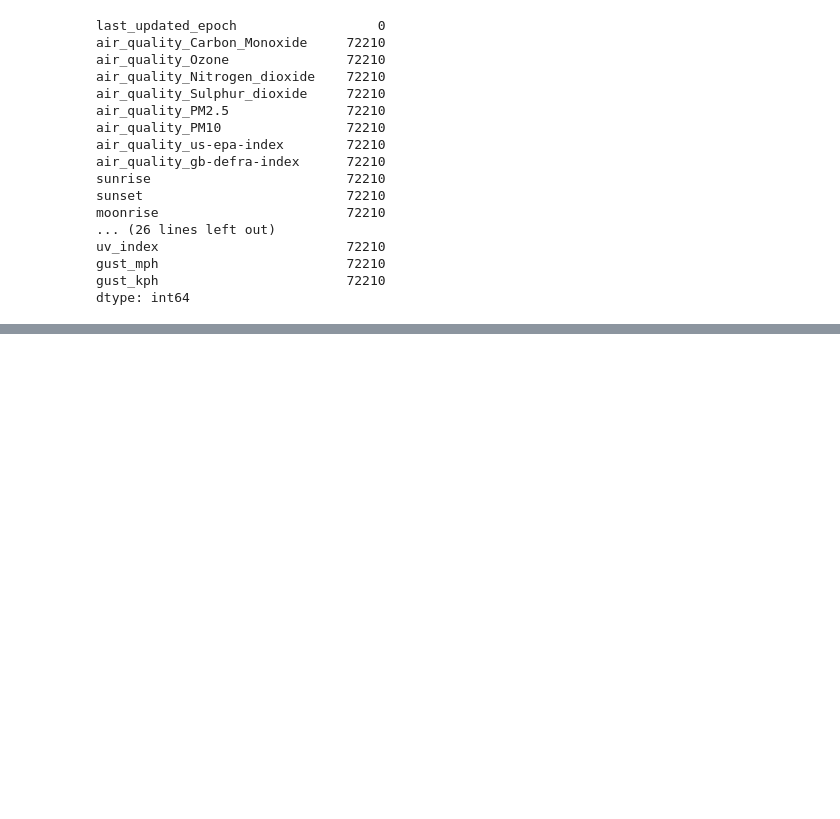
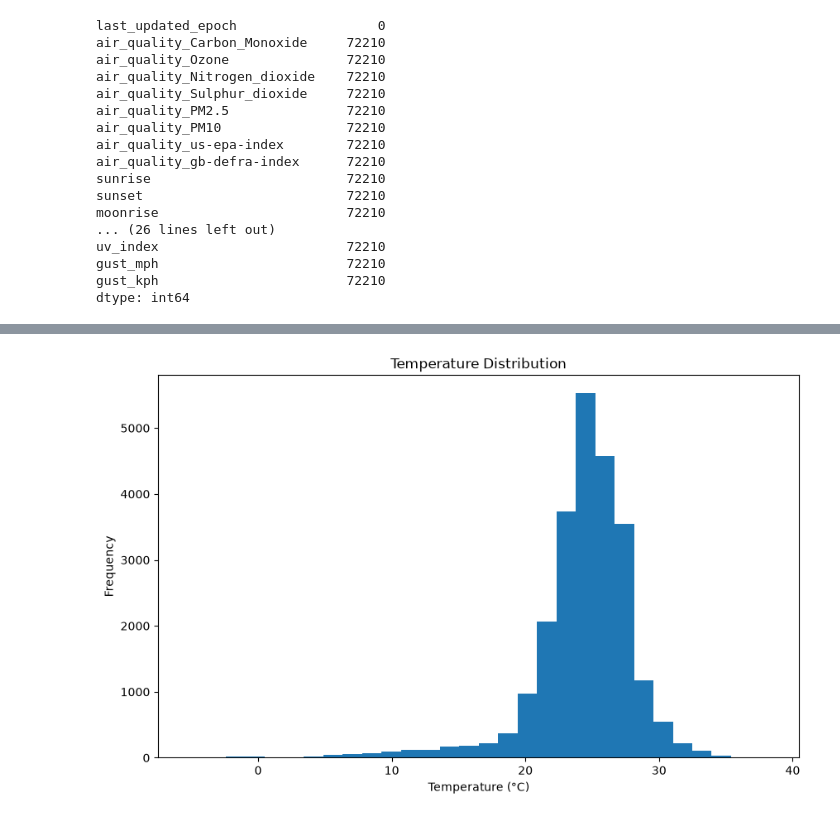
Before and after one commit to bhavyaanand2101-coder/Machine_Learning_SEM_3, a Jupyter notebook: Unit_1/Week_3/Day_1/1.ipynb, the cells around one changed output, grey strips where cells are left out. Saved outputs shown, nothing was run; the diff lists cells and outputs as text; code cells hidden in the pictures; blank space fills up the shorter version.

```diff
--- a/Unit_1/Week_3/Day_1/1.ipynb
+++ b/Unit_1/Week_3/Day_1/1.ipynb
@@ -212,0 +439,12 @@ dtype: int64
+# %%
+plt.figure(figsize=(10, 6))
+
+plt.hist(df["temperature_celsius"], bins=30)
+
+plt.title("Temperature Distribution")
+plt.xlabel("Temperature (°C)")
+plt.ylabel("Frequency")
+
+plt.show()
+# %% [output]
+[figure, added]
```
Also changed, not shown: parts of 32 cells of this notebook.
